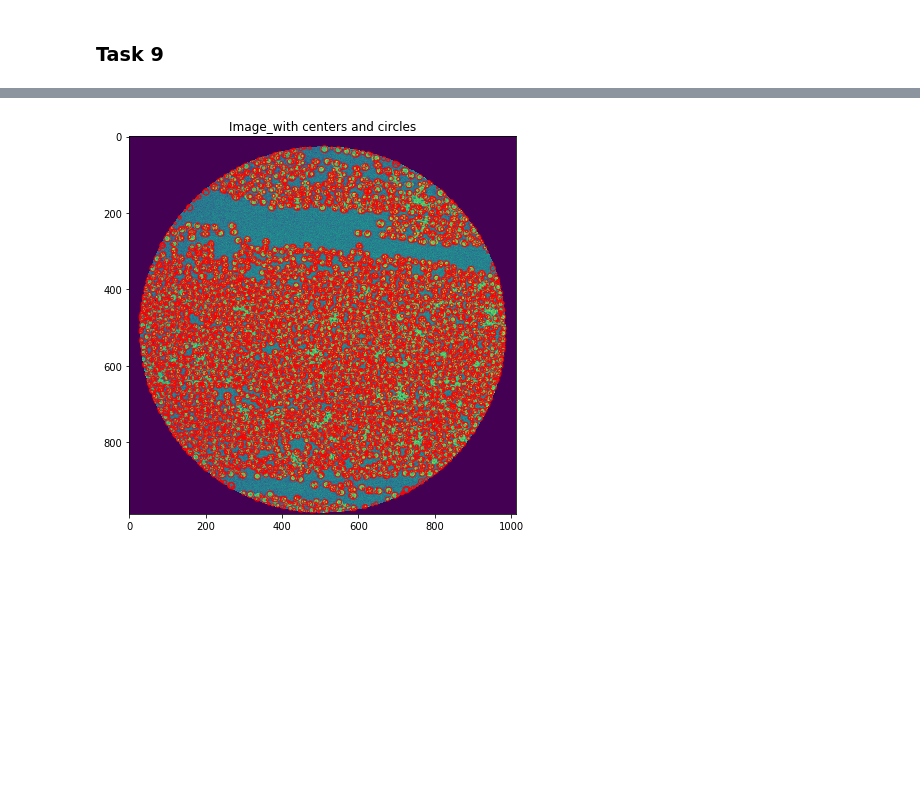
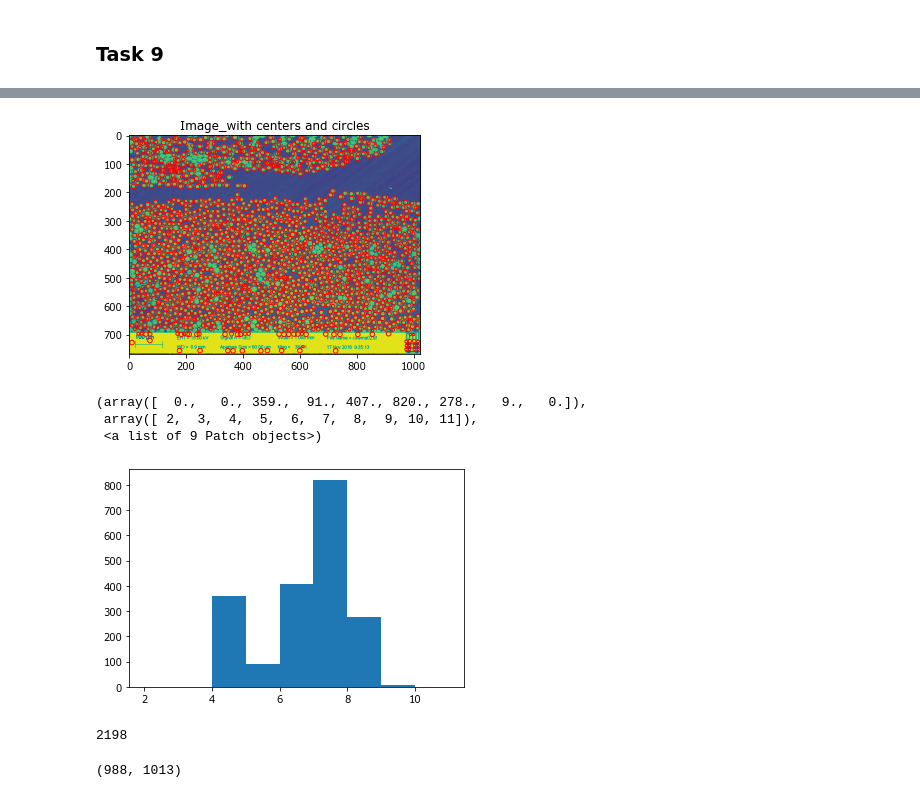
Before and after one commit to MJordahn/AIA_Spring_2020, a Jupyter notebook: Andreas/Week 2/blob_Detection.ipynb, the cells around one changed output, grey strips where cells are left out. Saved outputs shown, nothing was run; the diff lists cells and outputs as text; code cells hidden in the pictures; blank space fills up the shorter version.

```diff
--- a/Andreas/Week 2/blob_Detection.ipynb
+++ b/Andreas/Week 2/blob_Detection.ipynb
@@ -322,7 +320,7 @@ fig.tight_layout()
 # %% [markdown]
 ### Task 9
 # %%
-img = cv2.imread('EX_2_data/CT_lab_high_res.png', cv2.IMREAD_GRAYSCALE)
+img = cv2.imread('EX_2_data/SEM.png', cv2.IMREAD_GRAYSCALE)
 img = img.astype(float)
 plt.imshow(img)
 plt.show()
@@ -335,9 +329,9 @@ img.shape
 # %%
-#min_size = 2
+min_size = 2 # (can not be returned)
+max_size = 12 # (can not be returned)
+
+#min_size = 1
 #max_size = 12
-
-min_size = 1
-max_size = 12
 sizes = np.arange(min_size, max_size)
 t_lst = sizes**2/2
 
@@ -346,8 +340,8 @@ scale_space_L = scanScaleSpace(img, t_lst)
 #enter_min = feature.peak_local_max(-scale_space_L, min_distance=1, threshold_rel=0.25)
 #center_max = feature.peak_local_max(scale_space_L, min_distance=1, threshold_rel=0.25)
 
-center_min = feature.peak_local_max(-scale_space_L, min_distance=1, threshold_rel=0.3)
-center_max = feature.peak_local_max(scale_space_L, min_distance=1, threshold_rel=0.3)
+center_min = feature.peak_local_max(-scale_space_L, min_distance=2, threshold_rel=0.31)
+center_max = feature.peak_local_max(scale_space_L, min_distance=1, threshold_rel=0.1)
 
 center_min_2d = center_min[:,1:]
 center_max_2d = center_max[:,1:]
@@ -380,19 +372,34 @@ min size:  2
 # %%
 # We plot the points from all detected scales:
 fig = plt.figure(figsize=(9,6))
-ax = fig.add_subplot(1,1,1)
+ax = fig.add_subplot(1,2,1)
 
 im1 = ax.imshow(img, cmap='viridis')
 ax.set_title('Image_with centers and circles')
 #ax.scatter(center_min_2d[:,1], center_min_2d[:,0], c='red', s=4)
 #ax.scatter(center_max_2d[:,1], center_max_2d[:,0], c='red', s=4)
 for iCirc in range(len(center_min_2d[:,1])):
-    circ = plt.Circle((center_min_2d[iCirc,1], center_min_2d[iCirc,0]), sizes[center_min[iCirc,0]], edgecolor='red', facecolor='None', fill=False)
+    circ = plt.Circle((center_min[iCirc,2], center_min[iCirc,1]), sizes[center_min[iCirc,0]], edgecolor='red', facecolor='None', fill=False)
     ax.add_artist(circ)
 #for iCirc in range(len(center_max_2d[:,1])):
 #    circ = plt.Circle((center_max_2d[iCirc,1], center_max_2d[iCirc,0]), sizes[center_max[iCirc,0]], edgecolor='red', facecolor='None', fill=False)
 #    ax.add_artist(circ)
 fig.show()
 fig.tight_layout()
 # %% [output]
-[figure, old version]
+[figure, new version]
+# %%
+plt.hist(center_min[:,:1]+min_size, bins=range(min_size, max_size))
+# %% [output]
+(array([  0.,   0., 359.,  91., 407., 820., 278.,   9.,   0.]),
+ array([ 2,  3,  4,  5,  6,  7,  8,  9, 10, 11]),
+ <a list of 9 Patch objects>)
+[figure, added]
+# %%
+len(center_min[:,:1])
+# %% [output]
+2198
+# %%
+print(img.shape)
+# %% [output]
+(988, 1013)
```
Also changed, not shown: parts of 8 cells of this notebook, 3 other files.
